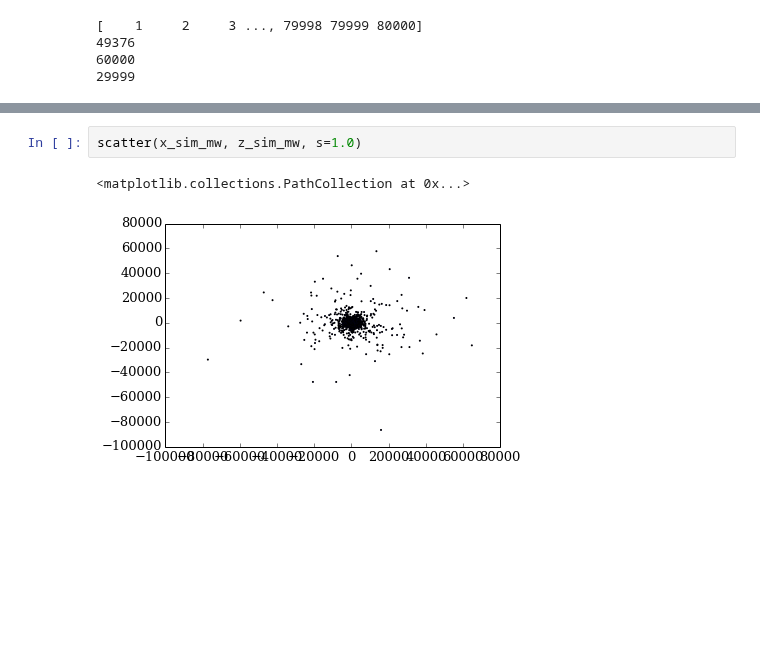
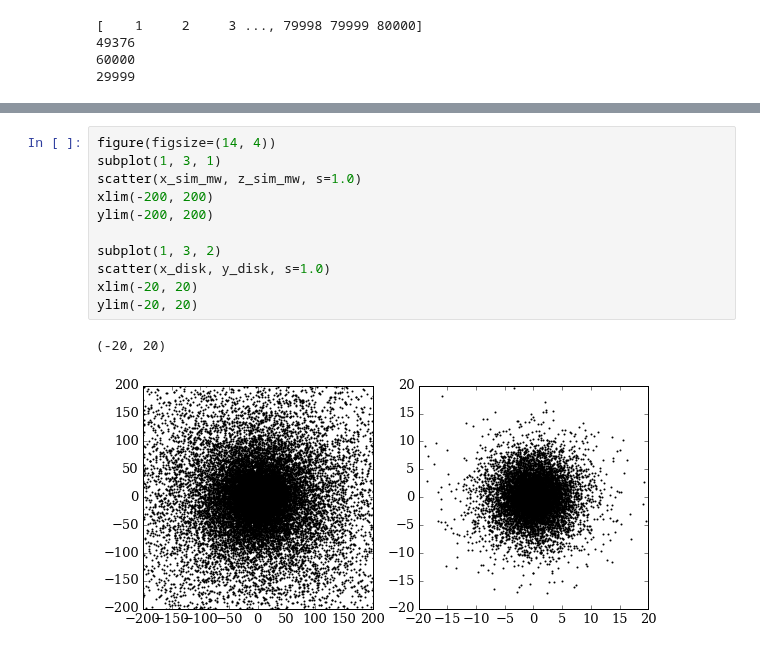
Before and after one commit to jngaravitoc/LMC-MW, a Jupyter notebook: code/CM/CM_method_description.ipynb, the cells around one changed output, grey strips where cells are left out. Cells and saved outputs as stored; diff of their text form; blank space fills up the shorter version.

```diff
--- a/code/CM/CM_method_description.ipynb
+++ b/code/CM/CM_method_description.ipynb
@@ -112,7 +169,16 @@ print len(x_sim_mw), len(x_sim_lmc)
-# %%
-scatter(x_sim_mw, z_sim_mw, s=1.0)
-# %% [output]
-<matplotlib.collections.PathCollection at 0x...>
-[figure, removed]
+# %%
+figure(figsize=(14, 4))
+subplot(1, 3, 1)
+scatter(x_sim_mw, z_sim_mw, s=1.0)
+xlim(-200, 200)
+ylim(-200, 200)
+
+subplot(1, 3, 2)
+scatter(x_disk, y_disk, s=1.0)
+xlim(-20, 20)
+ylim(-20, 20)
+# %% [output]
+(-20, 20)
+[figure, added]
 # %%
 scatter(x_sim_lmc, z_sim_lmc, s=1.0)
```
Also changed, not shown: parts of 15 cells of this notebook, 2 other files.
